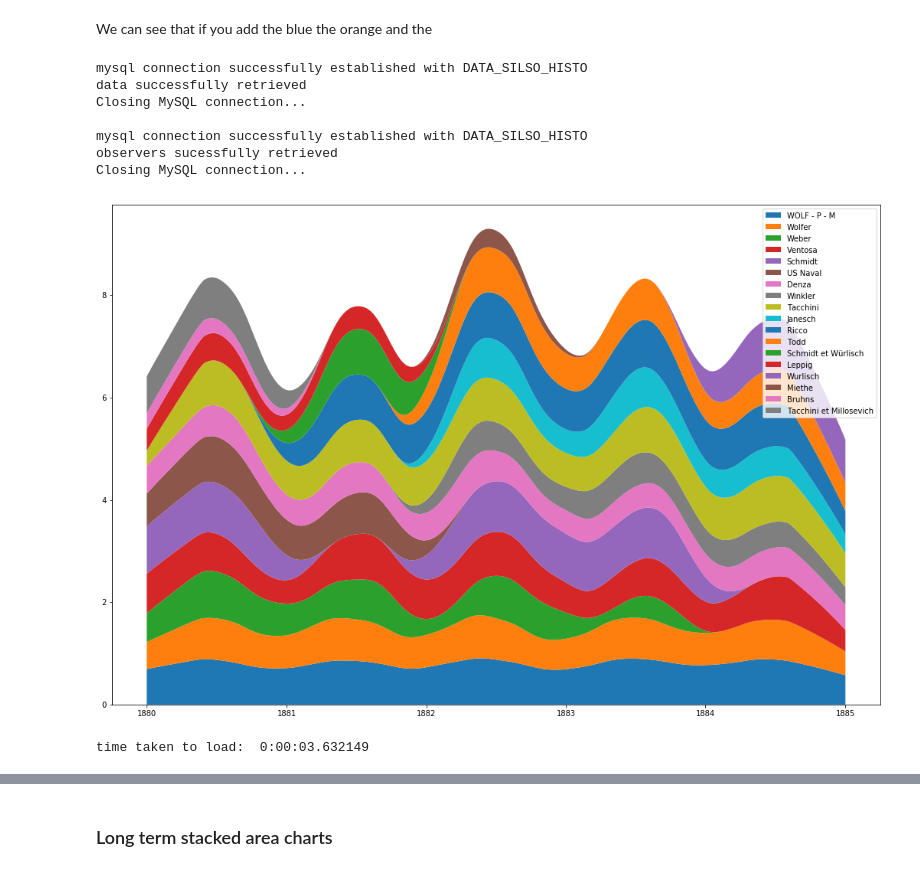
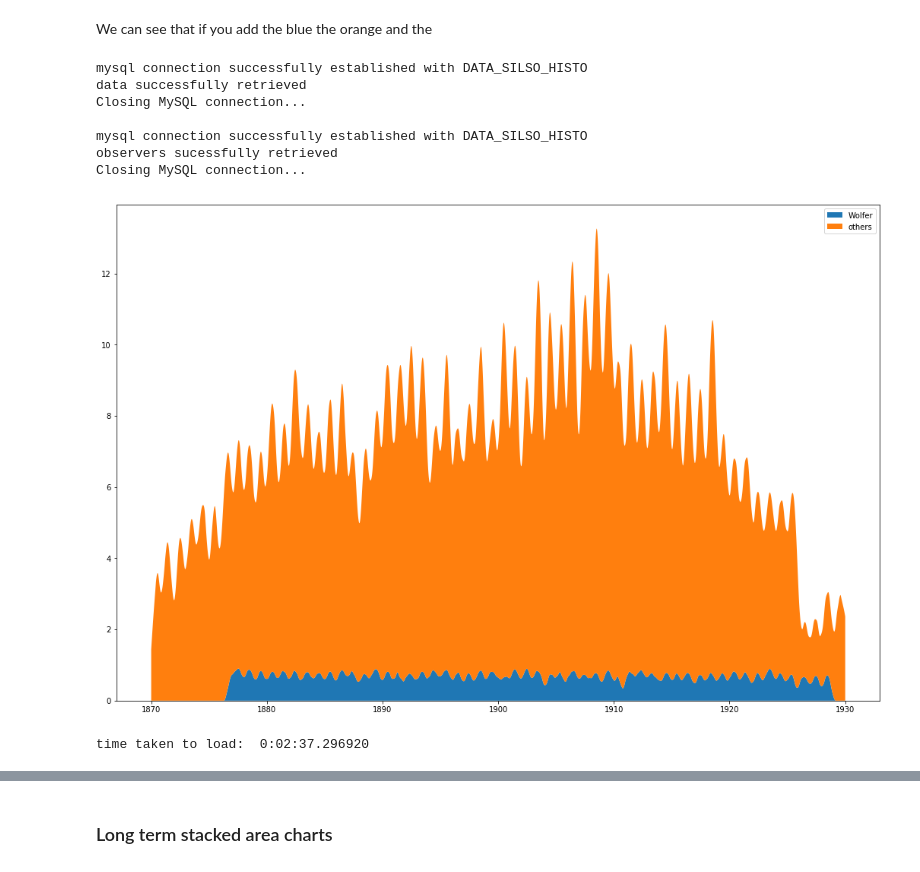
Before and after one commit to dcxSt/DATA_SILSO_HISTO_search, a Jupyter notebook: Stacked Area Charts.ipynb, the cells around one changed output, grey strips where cells are left out. Drawn from its saved outputs; the diff is of its cells as text; code cells hidden in the pictures.

```diff
--- a/Stacked Area Charts.ipynb
+++ b/Stacked Area Charts.ipynb
@@ -72,16 +72,16 @@ time taken to load:  0:01:14.560765
 We can see that if you add the blue the orange and the
 # %%
 start = dt.datetime.now()
-stacked_area_plot(interval=("1880-01-01","1885-01-01"),figsize=(18,12),smoothness=300,
-                  display_others=True)
+stacked_area_plot(interval=("1870-01-01","1930-01-01"),figsize=(18,12),smoothness=300,
+                  display_others=True,plot_title="Wolfer",observers_list=['Wolfer'])
 print("time taken to load: ",dt.datetime.now()-start)
 # %% [output]
 mysql connection successfully established with DATA_SILSO_HISTO
 data successfully retrieved
 Closing MySQL connection...
 
 mysql connection successfully established with DATA_SILSO_HISTO
 observers sucessfully retrieved
 Closing MySQL connection...
-[figure, old version]
+[figure, new version]
-time taken to load:  0:00:03.632149
+time taken to load:  0:02:37.296920
```
Also changed, not shown: parts of 5 cells of this notebook, 12 other files.
